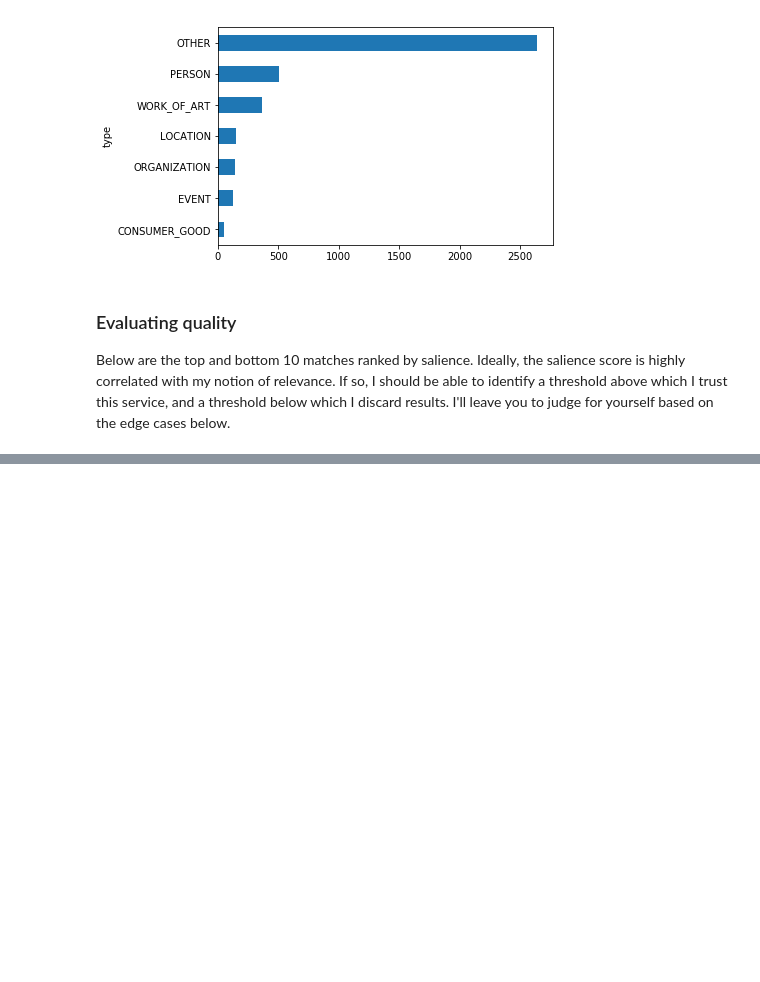
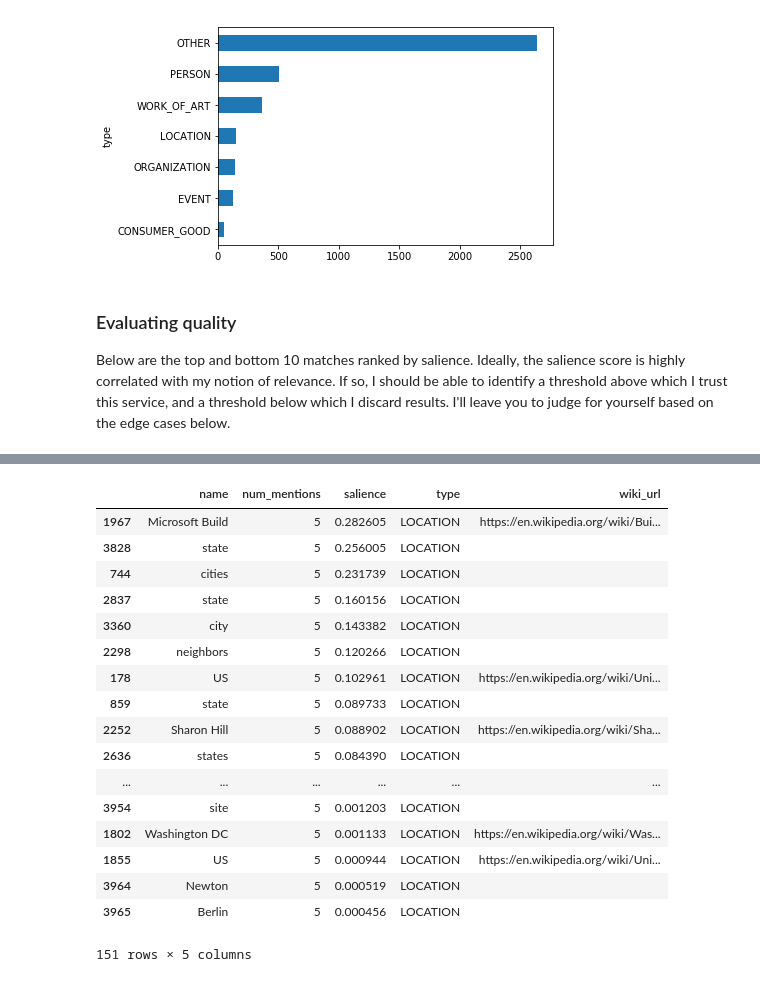
Before and after one commit to data-skeptic/blog, a Jupyter notebook: tools-and-techniques/2017/google-cloud-natural-language-api.ipynb, the cells around one changed output, grey strips where cells are left out. Saved outputs shown, nothing was run; the diff lists cells and outputs as text; code cells hidden in the pictures; blank space fills up the shorter version.

```diff
--- a/tools-and-techniques/2017/google-cloud-natural-language-api.ipynb
+++ b/tools-and-techniques/2017/google-cloud-natural-language-api.ipynb
@@ -213,0 +217,21 @@ df.tail(10)
+# %%
+df[df['type']=='LOCATION']
+# %% [output]
+|  | name | num_mentions | salience | type | wiki_url |
+| 1967 | Microsoft Build | 5 | 0.282605 | LOCATION | https://en.wikipedia.org/wiki/Bui... |
+| 3828 | state | 5 | 0.256005 | LOCATION |  |
+| 744 | cities | 5 | 0.231739 | LOCATION |  |
+| 2837 | state | 5 | 0.160156 | LOCATION |  |
+| 3360 | city | 5 | 0.143382 | LOCATION |  |
+| 2298 | neighbors | 5 | 0.120266 | LOCATION |  |
+| 178 | US | 5 | 0.102961 | LOCATION | https://en.wikipedia.org/wiki/Uni... |
+| 859 | state | 5 | 0.089733 | LOCATION |  |
+| 2252 | Sharon Hill | 5 | 0.088902 | LOCATION | https://en.wikipedia.org/wiki/Sha... |
+| 2636 | states | 5 | 0.084390 | LOCATION |  |
+| ... | ... | ... | ... | ... | ... |
+| 3954 | site | 5 | 0.001203 | LOCATION |  |
+| 1802 | Washington DC | 5 | 0.001133 | LOCATION | https://en.wikipedia.org/wiki/Was... |
+| 1855 | US | 5 | 0.000944 | LOCATION | https://en.wikipedia.org/wiki/Uni... |
+| 3964 | Newton | 5 | 0.000519 | LOCATION |  |
+| 3965 | Berlin | 5 | 0.000456 | LOCATION |  |
+151 rows × 5 columns
```
Also changed, not shown: parts of 4 cells of this notebook.
